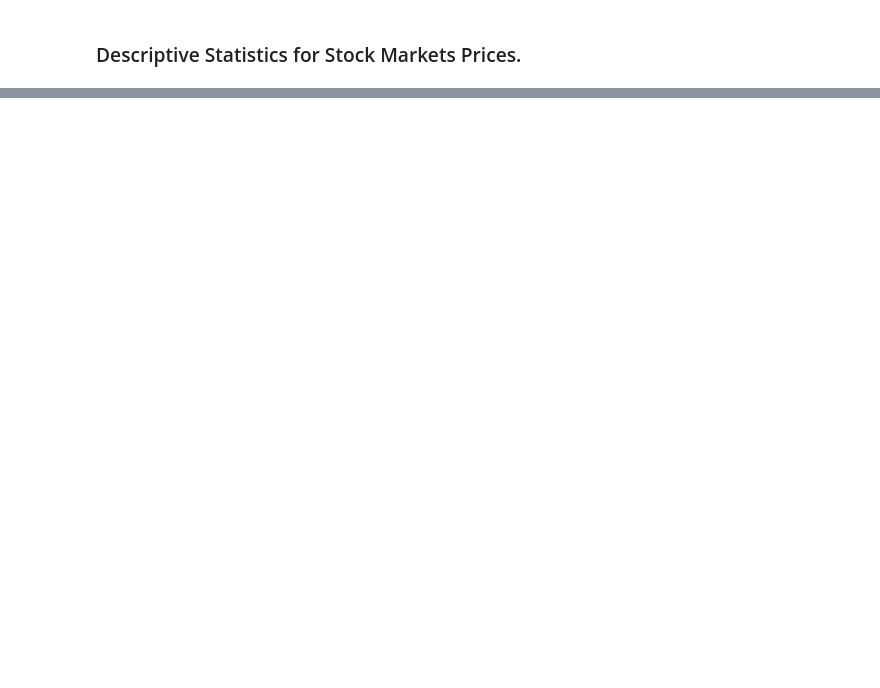
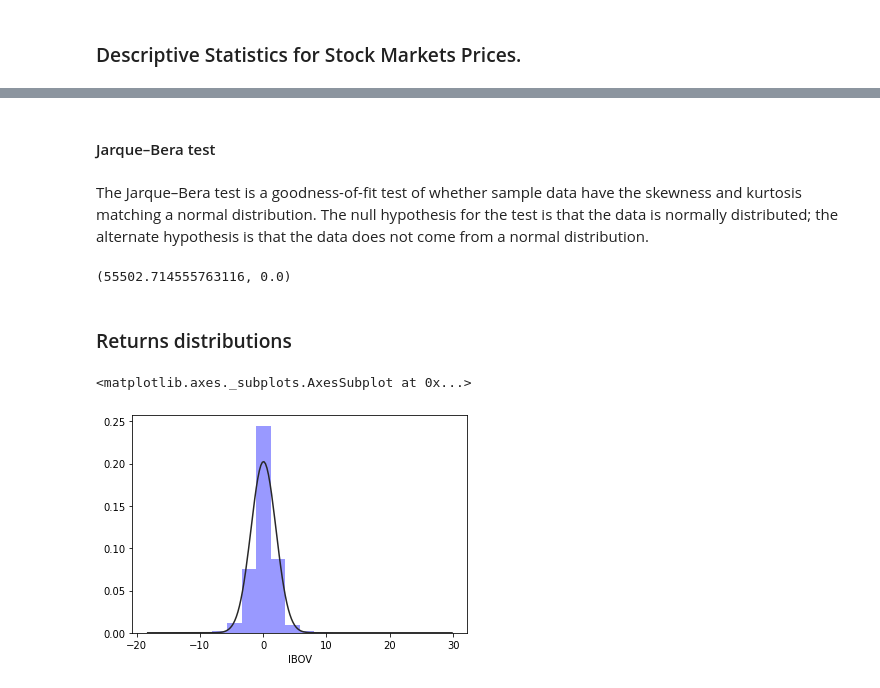
Before and after one commit to alejandro-cermeno/2021_Market_Timing-Cerme-o, a Jupyter notebook: returns_figure_descriptive.ipynb, the cells around one changed output, grey strips where cells are left out. Cells and saved outputs as stored; diff of their text form; code cells hidden in the pictures; blank space fills up the shorter version.

```diff
--- a/returns_figure_descriptive.ipynb
+++ b/returns_figure_descriptive.ipynb
@@ -230,0 +280,24 @@ SPBLPGPT &   2002-02-06 & 2021-05-31 &   5039 &  13684.10 &   6756.10 &  1109.89
+# %% [markdown]
+#### Jarque–Bera test
+# %% [markdown]
+The Jarque–Bera test is a goodness-of-fit test of whether sample data have the skewness and kurtosis matching a normal distribution.
+The null hypothesis for the test is that the data is normally distributed; the alternate hypothesis is that the data does not come from a normal distribution.
+# %%
+from scipy import stats
+stats.jarque_bera(logret_series.iloc[:,1].dropna())
+# %% [output]
+(55502.714555763116, 0.0)
+# %% [markdown]
+### Returns distributions
+# %%
+from scipy.stats import norm
+import seaborn as sns
+sns.distplot(logret_series.iloc[:,1].dropna(),
+             bins = 20,
+             fit = norm,
+             kde = False,
+             hist=True,
+             color='b')
+# %% [output]
+<matplotlib.axes._subplots.AxesSubplot at 0x...>
+[figure, added]
```
Also changed, not shown: parts of 7 cells of this notebook.
